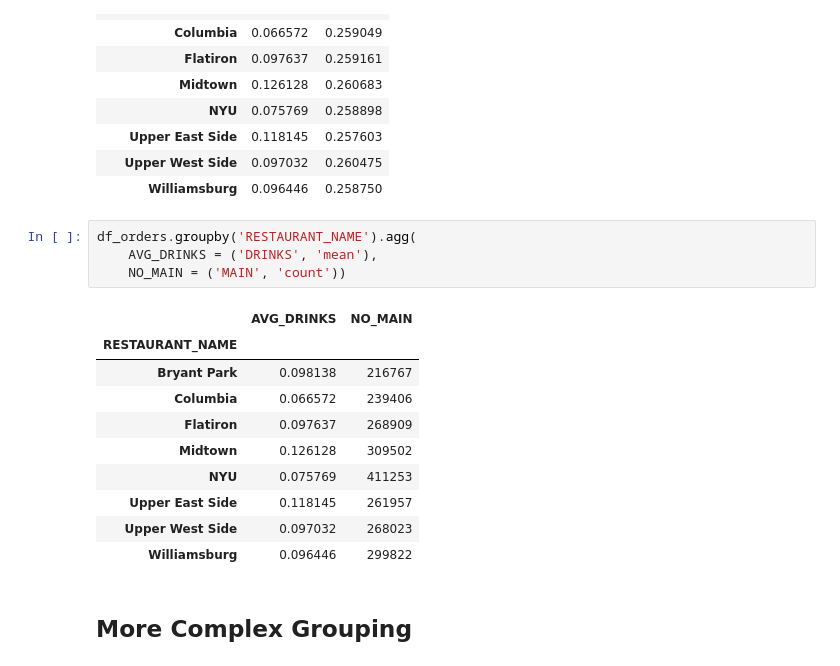
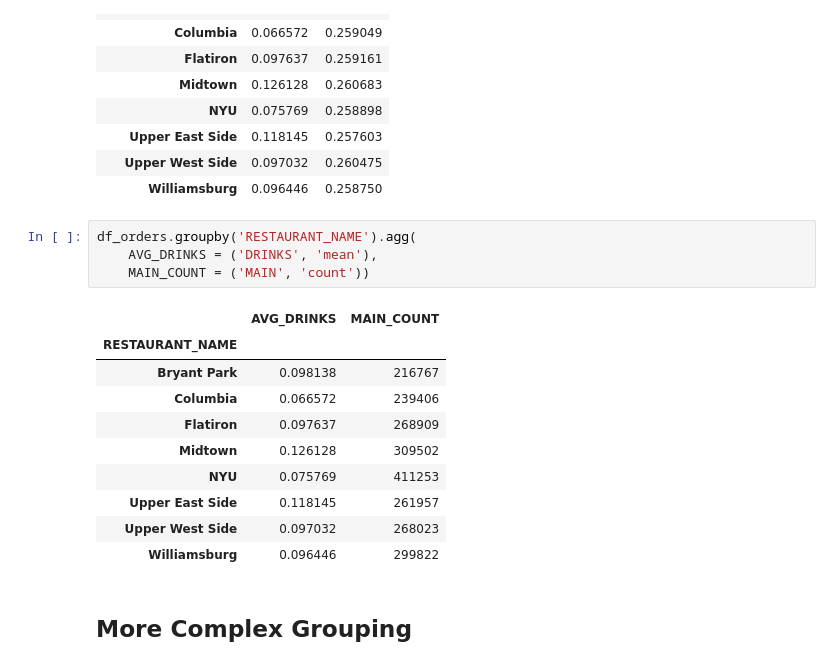
Before and after one commit to mattangriffel/python_for_mbas_class, a Jupyter notebook: Class 3 - Aggregation.ipynb, the cells around one changed output. Cells and saved outputs as stored; diff of their text form.

```diff
--- a/Class 3 - Aggregation.ipynb
+++ b/Class 3 - Aggregation.ipynb
@@ -224,9 +237,9 @@ df_orders.groupby('RESTAURANT_NAME').mean()
 # %%
 df_orders.groupby('RESTAURANT_NAME').agg(
     AVG_DRINKS = ('DRINKS', 'mean'),
-    NO_MAIN = ('MAIN', 'count'))
+    MAIN_COUNT = ('MAIN', 'count'))
 # %% [output]
-|  | AVG_DRINKS | NO_MAIN |
+|  | AVG_DRINKS | MAIN_COUNT |
 | RESTAURANT_NAME |  |  |
 | Bryant Park | 0.098138 | 216767 |
 | Columbia | 0.066572 | 239406 |
```
Also changed, not shown: parts of 2 cells of this notebook.
